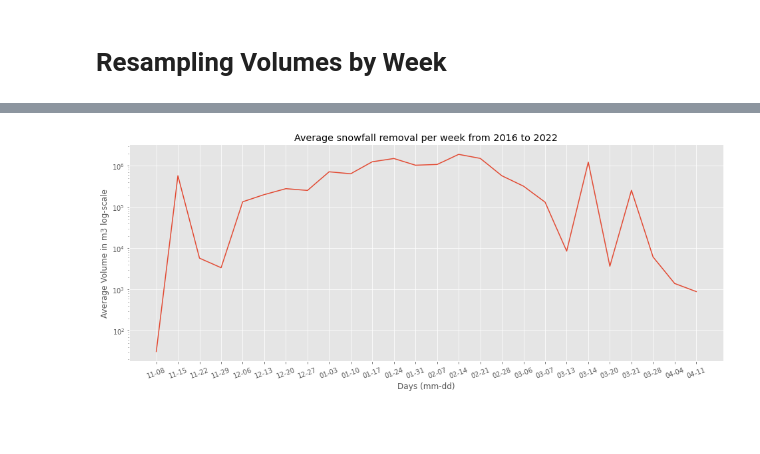
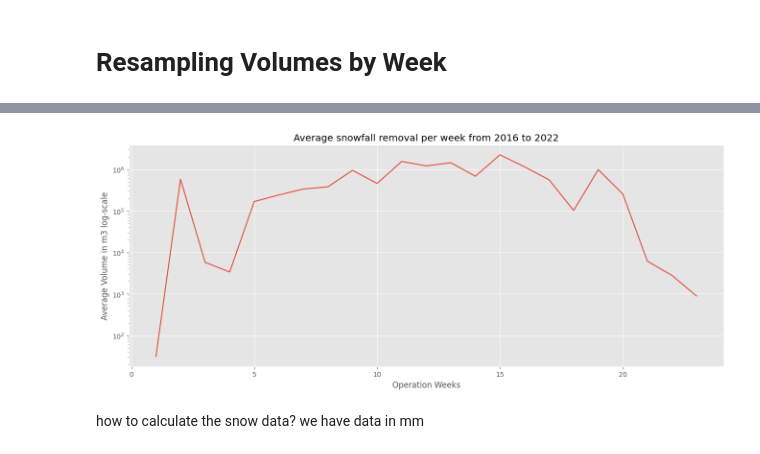
Before and after one commit to cimadure/ind6212, a Jupyter notebook: notebooks/weekly_snowfall.ipynb, the cells around one changed output, grey strips where cells are left out. Cells and saved outputs as stored; diff of their text form; code cells hidden in the pictures; blank space fills up the shorter version.

```diff
--- a/notebooks/weekly_snowfall.ipynb
+++ b/notebooks/weekly_snowfall.ipynb
@@ -191,7 +191,7 @@ transaction_2021["NumeroContrat"] = transaction_2021["NumeroContrat"].fillna("Na
 transaction_2021["IdentifiantContrat"] = transaction_2021["IdentifiantContrat"].fillna(np.nan)
 transaction_2021["DateChargement"] = pd.to_datetime(transaction_2021["DateChargement"])
 transaction_2021["DateDechargement"] = pd.to_datetime(transaction_2021["DateDechargement"])
-transaction_2021.sort_values(by="DateChargement", inplace=True)
+transaction_2021.sort_values(by="DateDechargement", inplace=True)
 # %% [markdown]
 ## Transactions 2022
 # %%
@@ -223,6 +223,6 @@ transaction_2022["NumeroContrat"] = transaction_2022["NumeroContrat"].fillna("Na
 transaction_2022["IdentifiantContrat"] = transaction_2022["IdentifiantContrat"].fillna(np.nan)
 transaction_2022["DateChargement"] = pd.to_datetime(transaction_2022["DateChargement"])
 transaction_2022["DateDechargement"] = pd.to_datetime(transaction_2022["DateDechargement"])
-transaction_2022.sort_values(by="DateChargement", inplace=True)
+transaction_2022.sort_values(by="DateDechargement", inplace=True)
 # %% [markdown]
 # Resampling Volumes by Week
@@ -288,0 +338,8 @@ dtype: float64
+# %%
+transaction_2016_weeks = transaction_2016_weeks.groupby(by="weeks_adjusted")["volume"].sum()
+# transaction_2017_weeks = transaction_2017_weeks.groupby(by="weeks_adjusted")["volume"].sum()
+transaction_2018_weeks = transaction_2018_weeks.groupby(by="weeks_adjusted")["volume"].sum()
+transaction_2019_weeks = transaction_2019_weeks.groupby(by="weeks_adjusted")["volume"].sum()
+transaction_2020_weeks = transaction_2020_weeks.groupby(by="weeks_adjusted")["volume"].sum()
+transaction_2021_weeks = transaction_2021_weeks.groupby(by="weeks_adjusted")["volume"].sum()
+transaction_2022_weeks = transaction_2022_weeks.groupby(by="weeks_adjusted")["volume"].sum()
@@ -311,8 +388,8 @@ dtype: float64
 # %%
 snowfall_years = [
-    transaction_2016_weekly, transaction_2018_weekly,
-    transaction_2019_weekly, transaction_2020_weekly,
-    transaction_2021_weekly, transaction_2022_weekly,
+    transaction_2016_weeks, transaction_2018_weeks,
+    transaction_2019_weeks, transaction_2020_weeks,
+    transaction_2021_weeks, transaction_2022_weeks,
 ]
 complete_average_snowfall = pd.concat(snowfall_years, axis=1, join="outer").mean(axis=1)
 order = [
@@ -343,6 +420,7 @@ order = [
     '04-04',
     '04-11',
 ]
-complete_average_snowfall = complete_average_snowfall.loc[order]
+# complete_average_snowfall = complete_average_snowfall.loc[order]
+complete_average_snowfall = complete_average_snowfall.sort_index()
 complete_average_snowfall
 # %% [output]
@@ -423,11 +506,13 @@ Length: 112, dtype: float64
 # %%
 plt.figure(figsize=(16, 6))
 sns.lineplot(x=complete_average_snowfall.index, y=complete_average_snowfall.values)
 plt.title("Average snowfall removal per week from 2016 to 2022")
-plt.xlabel("Days (mm-dd)")
+plt.xlabel("Operation Weeks")
 plt.ylabel("Average Volume in m3 log-scale")
-plt.xticks(rotation=20)
+# plt.xticks(rotation=20)
 plt.yscale("log")
 plt.show()
 # %% [output]
-[figure, old version]
+[figure, new version]
+# %% [markdown]
+how to calculate the snow data? we have data in mm
```
Also changed, not shown: parts of 22 cells of this notebook, 1 other file.
